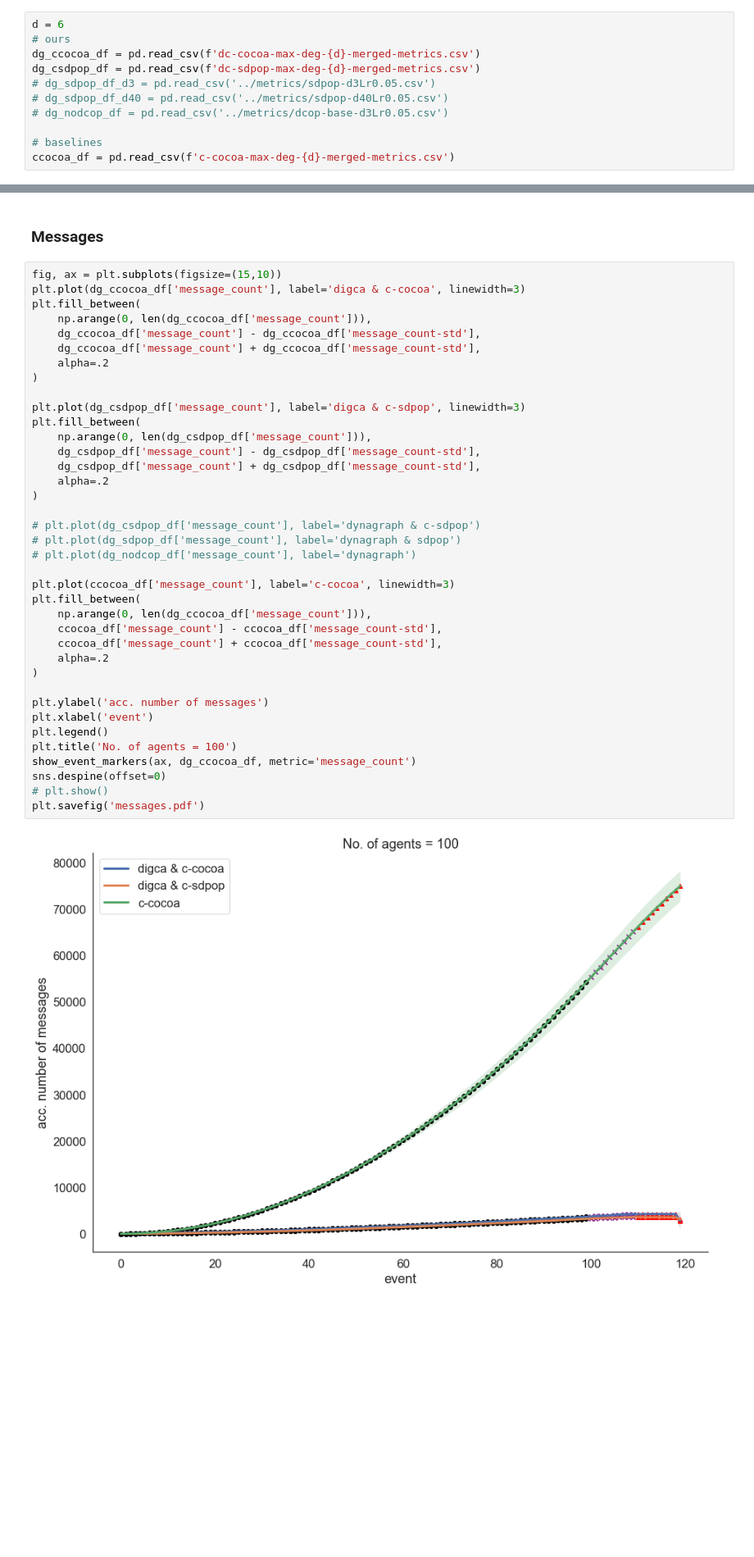
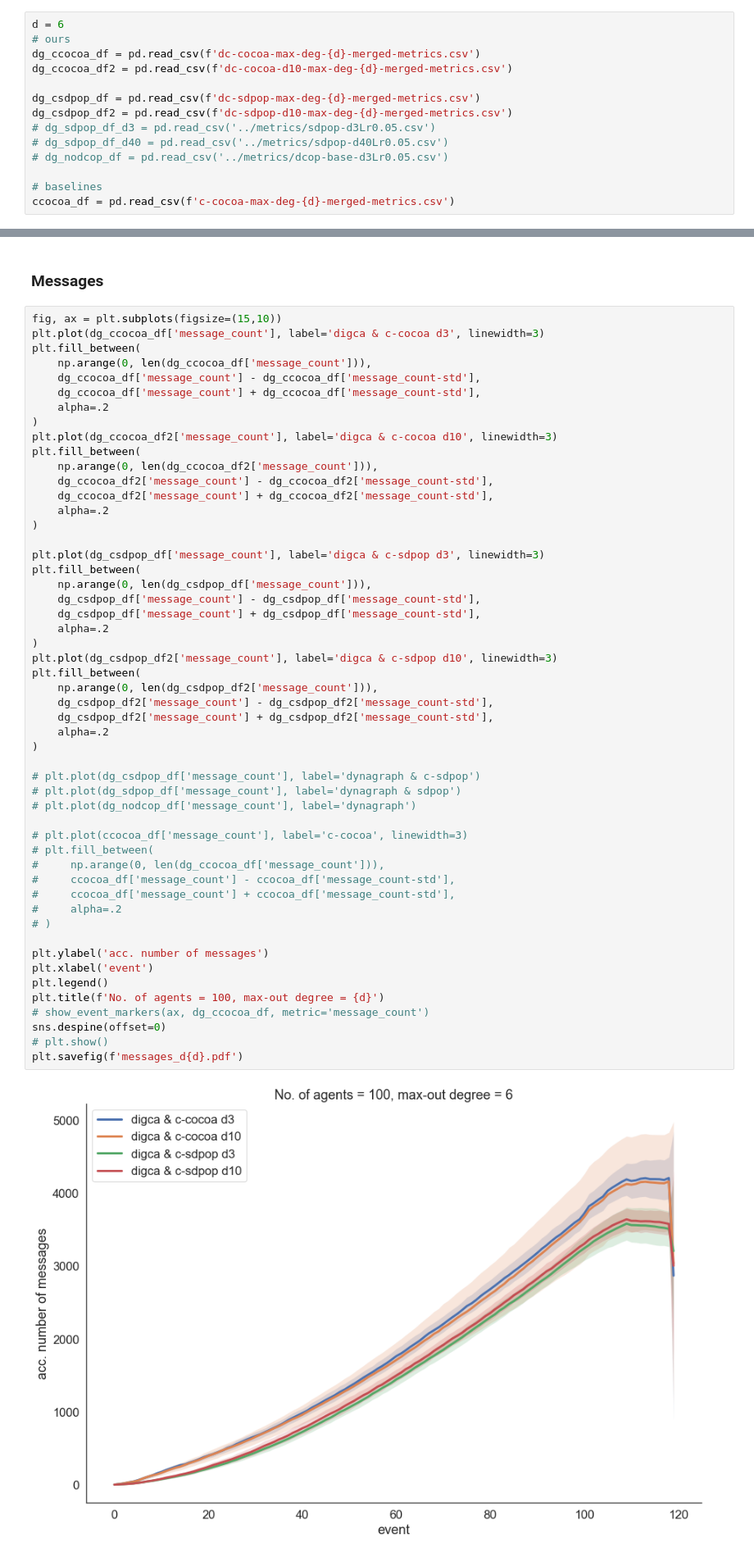
Before and after one commit to bbrighttaer/ddcop-dynagraph, a Jupyter notebook: mascoord/analysis/analysis.ipynb, the cells around one changed output, grey strips where cells are left out. Shown at 82% size. Cells and saved outputs as stored; diff of their text form; blank space fills up the shorter version.

```diff
--- a/mascoord/analysis/analysis.ipynb
+++ b/mascoord/analysis/analysis.ipynb
@@ -19,7 +19,10 @@ The coefficients $a$, $b$, and $c$ are set to 1 on initialization but when a cha
 d = 6
 # ours
 dg_ccocoa_df = pd.read_csv(f'dc-cocoa-max-deg-{d}-merged-metrics.csv')
+dg_ccocoa_df2 = pd.read_csv(f'dc-cocoa-d10-max-deg-{d}-merged-metrics.csv')
+
 dg_csdpop_df = pd.read_csv(f'dc-sdpop-max-deg-{d}-merged-metrics.csv')
+dg_csdpop_df2 = pd.read_csv(f'dc-sdpop-d10-max-deg-{d}-merged-metrics.csv')
 # dg_sdpop_df_d3 = pd.read_csv('../metrics/sdpop-d3Lr0.05.csv')
 # dg_sdpop_df_d40 = pd.read_csv('../metrics/sdpop-d40Lr0.05.csv')
 # dg_nodcop_df = pd.read_csv('../metrics/dcop-base-d3Lr0.05.csv')
@@ -99,44 +158,58 @@ plt.savefig('costs.pdf')
 ### Messages
 # %%
 fig, ax = plt.subplots(figsize=(15,10))
-plt.plot(dg_ccocoa_df['message_count'], label='digca & c-cocoa', linewidth=3)
+plt.plot(dg_ccocoa_df['message_count'], label='digca & c-cocoa d3', linewidth=3)
 plt.fill_between(
     np.arange(0, len(dg_ccocoa_df['message_count'])),
     dg_ccocoa_df['message_count'] - dg_ccocoa_df['message_count-std'],
     dg_ccocoa_df['message_count'] + dg_ccocoa_df['message_count-std'],
     alpha=.2
 )
+plt.plot(dg_ccocoa_df2['message_count'], label='digca & c-cocoa d10', linewidth=3)
+plt.fill_between(
+    np.arange(0, len(dg_ccocoa_df2['message_count'])),
+    dg_ccocoa_df2['message_count'] - dg_ccocoa_df2['message_count-std'],
+    dg_ccocoa_df2['message_count'] + dg_ccocoa_df2['message_count-std'],
+    alpha=.2
+)
 
-plt.plot(dg_csdpop_df['message_count'], label='digca & c-sdpop', linewidth=3)
+plt.plot(dg_csdpop_df['message_count'], label='digca & c-sdpop d3', linewidth=3)
 plt.fill_between(
     np.arange(0, len(dg_csdpop_df['message_count'])),
     dg_csdpop_df['message_count'] - dg_csdpop_df['message_count-std'],
     dg_csdpop_df['message_count'] + dg_csdpop_df['message_count-std'],
+    alpha=.2
+)
+plt.plot(dg_csdpop_df2['message_count'], label='digca & c-sdpop d10', linewidth=3)
+plt.fill_between(
+    np.arange(0, len(dg_csdpop_df2['message_count'])),
+    dg_csdpop_df2['message_count'] - dg_csdpop_df2['message_count-std'],
+    dg_csdpop_df2['message_count'] + dg_csdpop_df2['message_count-std'],
     alpha=.2
 )
 
 # plt.plot(dg_csdpop_df['message_count'], label='dynagraph & c-sdpop')
 # plt.plot(dg_sdpop_df['message_count'], label='dynagraph & sdpop')
 # plt.plot(dg_nodcop_df['message_count'], label='dynagraph')
 
-plt.plot(ccocoa_df['message_count'], label='c-cocoa', linewidth=3)
-plt.fill_between(
-    np.arange(0, len(dg_ccocoa_df['message_count'])),
-    ccocoa_df['message_count'] - ccocoa_df['message_count-std'],
-    ccocoa_df['message_count'] + ccocoa_df['message_count-std'],
-    alpha=.2
-)
+# plt.plot(ccocoa_df['message_count'], label='c-cocoa', linewidth=3)
+# plt.fill_between(
+#     np.arange(0, len(dg_ccocoa_df['message_count'])),
+#     ccocoa_df['message_count'] - ccocoa_df['message_count-std'],
+#     ccocoa_df['message_count'] + ccocoa_df['message_count-std'],
+#     alpha=.2
+# )
 
 plt.ylabel('acc. number of messages')
 plt.xlabel('event')
 plt.legend()
-plt.title('No. of agents = 100')
-show_event_markers(ax, dg_ccocoa_df, metric='message_count')
+plt.title(f'No. of agents = 100, max-out degree = {d}')
+# show_event_markers(ax, dg_ccocoa_df, metric='message_count')
 sns.despine(offset=0)
 # plt.show()
-plt.savefig('messages.pdf')
+plt.savefig(f'messages_d{d}.pdf')
 # %% [output]
-[figure, old version]
+[figure, new version]
 # %% [markdown]
 ### $\Delta$-Changes
 # %%
```
Also changed, not shown: parts of 3 cells of this notebook, 26 other files.
